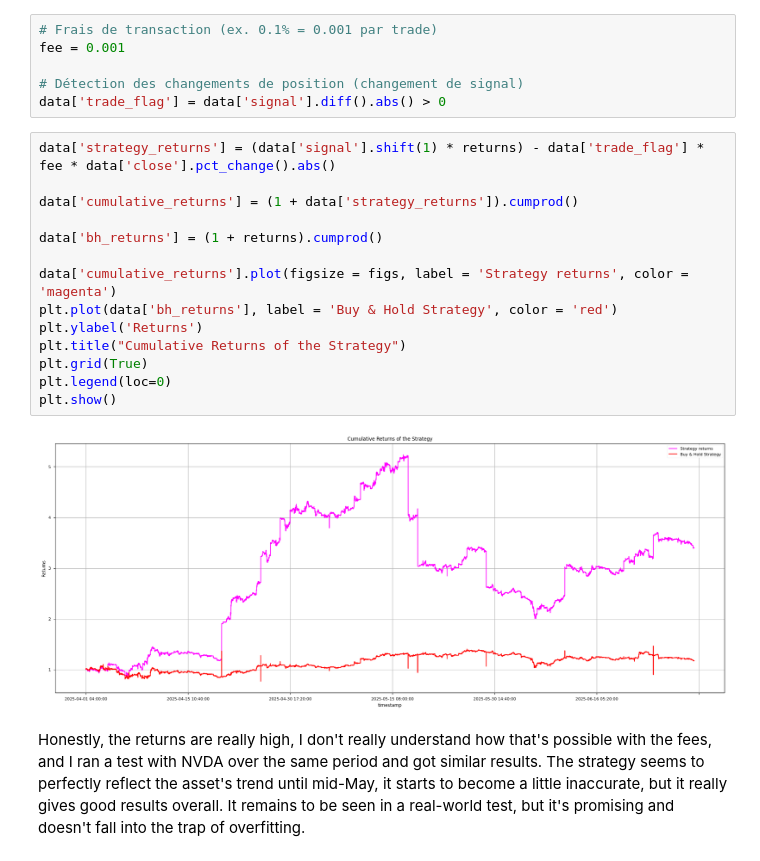
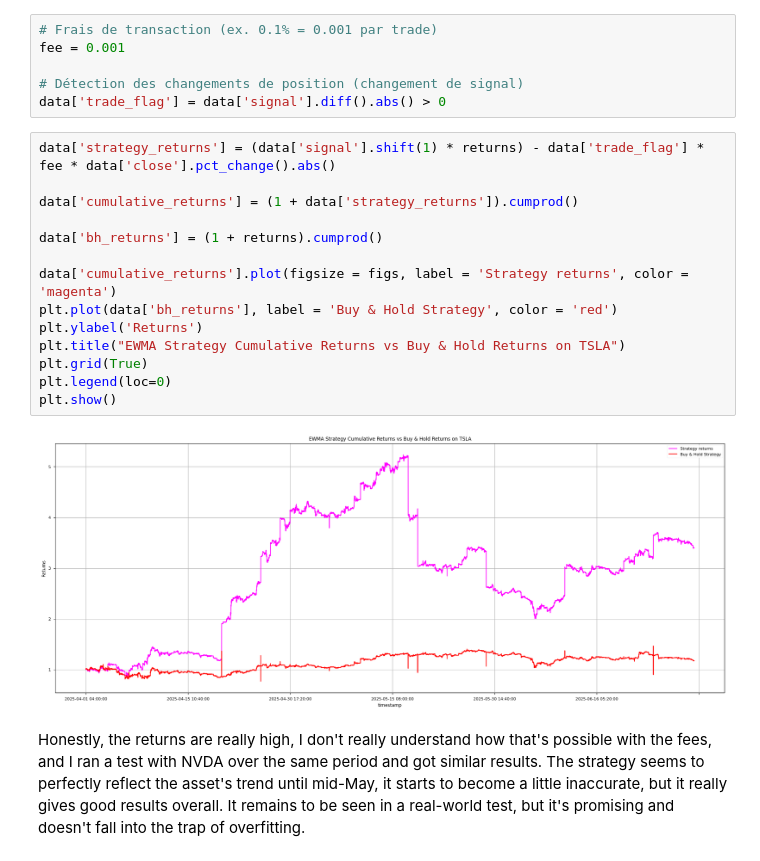
Before and after one commit to Yaskoi/Trading-with-EWMA-and-Vol-filter, a Jupyter notebook: script.ipynb, the cells around one changed output. Cells and saved outputs as stored; diff of their text form.

```diff
--- a/script.ipynb
+++ b/script.ipynb
@@ -135,19 +135,19 @@ data['trade_flag'] = data['signal'].diff().abs() > 0
 # %%
 data['strategy_returns'] = (data['signal'].shift(1) * returns) - data['trade_flag'] * fee * data['close'].pct_change().abs()
 
 data['cumulative_returns'] = (1 + data['strategy_returns']).cumprod()
 
 data['bh_returns'] = (1 + returns).cumprod()
 
 data['cumulative_returns'].plot(figsize = figs, label = 'Strategy returns', color = 'magenta')
 plt.plot(data['bh_returns'], label = 'Buy & Hold Strategy', color = 'red')
 plt.ylabel('Returns')
-plt.title("Cumulative Returns of the Strategy")
+plt.title("EWMA Strategy Cumulative Returns vs Buy & Hold Returns on TSLA")
 plt.grid(True)
 plt.legend(loc=0)
 plt.show()
 # %% [output]
-[figure, old version]
+[figure, new version]
 # %% [markdown]
 Honestly, the returns are really high, I don't really understand how that's possible with the fees, and I ran a test with NVDA over the same period and got similar results. The strategy seems to perfectly reflect the asset's trend until mid-May, it starts to become a little inaccurate, but it really gives good results overall. It remains to be seen in a real-world test, but it's promising and doesn't fall into the trap of overfitting.
 # %%
```
